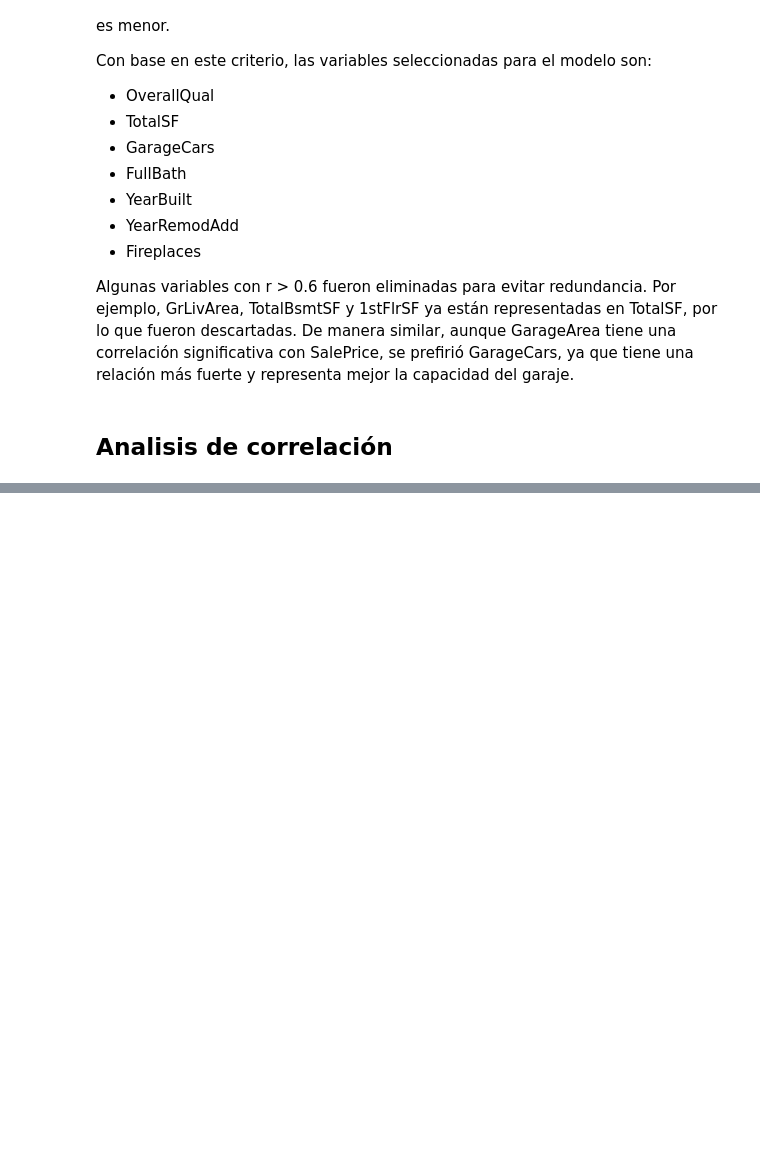
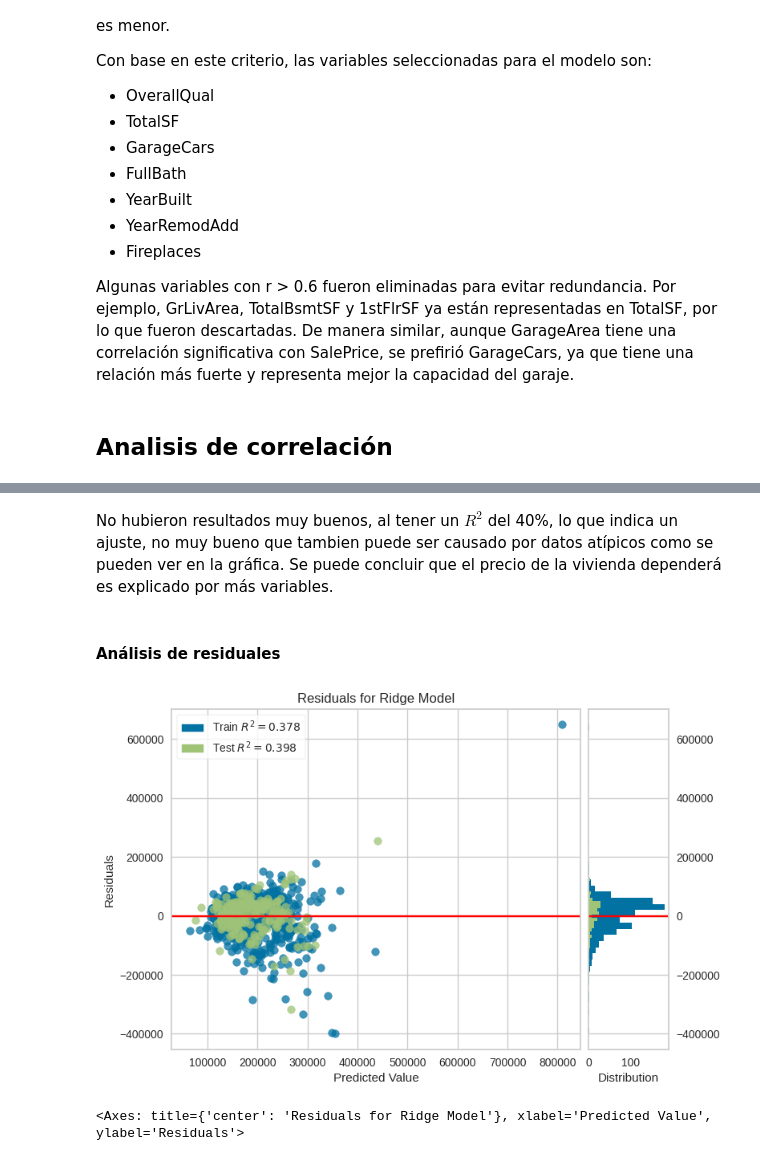
Before and after one commit to DanielRasho/MD-Proyecto2, a Jupyter notebook: main.ipynb, the cells around one changed output, grey strips where cells are left out. Drawn from its saved outputs; the diff is of its cells as text; code cells hidden in the pictures; blank space fills up the shorter version.

```diff
--- a/main.ipynb
+++ b/main.ipynb
@@ -541,0 +551,18 @@ print(predictions)
+# %% [markdown]
+No hubieron resultados muy buenos, al tener un $R^2$ del 40%, lo que indica un ajuste, no muy bueno que tambien puede ser causado por datos atípicos como se pueden ver en la gráfica. Se puede concluir que el precio de la vivienda dependerá es explicado por más variables.
+# %% [markdown]
+#### Análisis de residuales
+# %%
+model = Ridge()
+visualizer = ResidualsPlot(model, line_color="red")
+SalePriceFlatten = train_set[Y_Variable].values.ravel()  # (875,) instead of (875, 1)
+SalePriceFlatten_Test = test_set[Y_Variable].values.ravel()  # (875,) instead of (875, 1)
+
+visualizer.fit(TotalBsmt,SalePriceFlatten)
+visualizer.score(TotalBsmt_Test, SalePriceFlatten_Test)
+visualizer.show()
+
+# visualizer.score(TotalBsmt_Test,salePricePrediction)
+# %% [output]
+[figure, added]
+<Axes: title={'center': 'Residuals for Ridge Model'}, xlabel='Predicted Value', ylabel='Residuals'>
```
Also changed, not shown: parts of 29 cells of this notebook.
